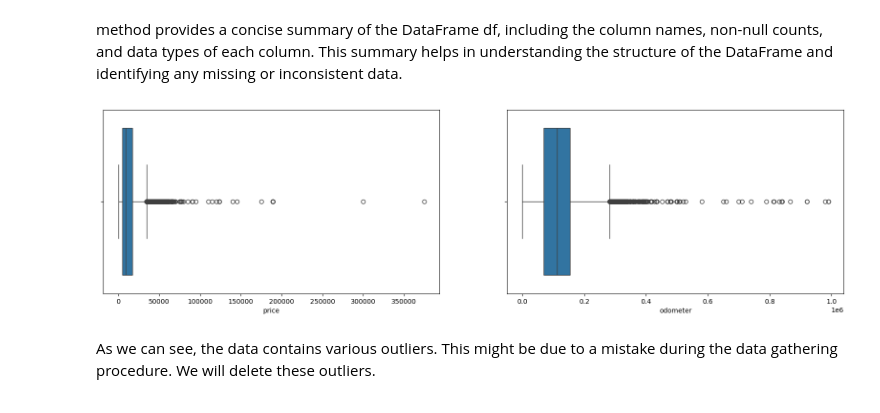
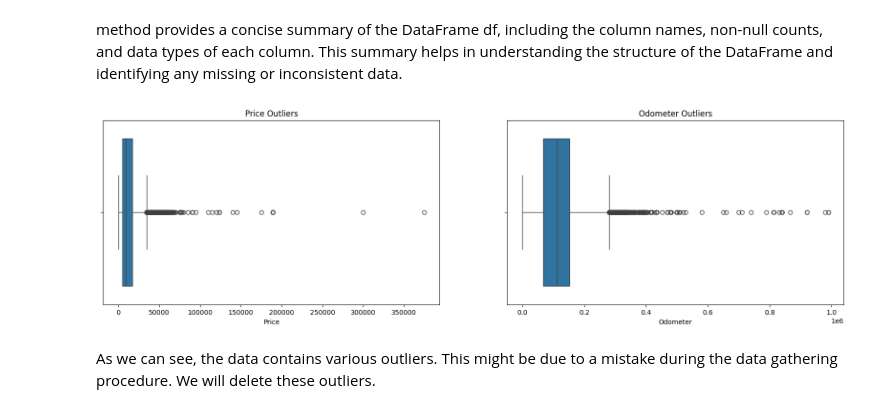
Before and after one commit to Rlp022/Sprint-4-Project, a Jupyter notebook: Notebook/sprint 4 eda.ipynb, the cells around one changed output. Cells and saved outputs as stored; diff of their text form; code cells hidden in the pictures.

```diff
--- a/Notebook/sprint 4 eda.ipynb
+++ b/Notebook/sprint 4 eda.ipynb
@@ -147,16 +226,18 @@ This function, paint_color_check, examines whether the paint color is marked as
 # %%
 # Extract the manufacturer from the model and store it in a new column
-df["manufacturer"] = df["model"].str.split(" ", n = 1, expand = True)[0]
+df["Manufacturer"] = df["Model"].str.split(" ", n = 1, expand = True)[0]
 # %% [markdown]
 Splits the values in the "model" column of the DataFrame df into two parts, using the space character as the delimiter, and expands it into two separate columns. Then, it assigns the first part of each split value (the manufacturer name) to the "manufacturer" column in the DataFrame.
 # %%
 # Extract the model name from the model and store it in a new column
-df["model_name"] = df["model"].str.split(" ", n = 1, expand = True)[1]
+df["Model name"] = df["Model"].str.split(" ", n = 1, expand = True)[1]
 # %% [markdown]
  splits the values in the "model" column of the DataFrame df into two parts, using the space character as the delimiter, and expands it into two separate columns. Then, it assigns the second part of each split value (the model name) to the "model_name" column in the DataFrame.
 # %%
 # Delete the model column
-df.drop(columns=["model"], inplace=True)
+df.drop(columns=["Model"], inplace=True)
+# %%
+df.drop(columns=["Paint color"], inplace=True)
 # %% [markdown]
 removes the "model" column from the DataFrame df in place, effectively dropping it from the DataFrame.
 # %%
@@ -183,12 +267,22 @@ memory usage: 5.3+ MB
 method provides a concise summary of the DataFrame df, including the column names, non-null counts, and data types of each column. This summary helps in understanding the structure of the DataFrame and identifying any missing or inconsistent data.
 # %%
 # Boxplot to check for outliers
+import matplotlib.pyplot as plt
+import seaborn as sns
+
 fig, ax = plt.subplots(1, 2, figsize=(20, 5))
-sns.boxplot(x=df["price"], ax=ax[0])
-sns.boxplot(x=df["odometer"], ax=ax[1])
+
+# Create boxplots
+sns.boxplot(x=df["Price"], ax=ax[0])
+sns.boxplot(x=df["Odometer"], ax=ax[1])
+
+# Set titles
+ax[0].set_title("Price Outliers")
+ax[1].set_title("Odometer Outliers")
+
 plt.show()
 # %% [output]
-[figure, old version]
+[figure, new version]
 # %% [markdown]
 As we can see, the data contains various outliers. This might be due to a mistake during the data gathering procedure. We will delete these outliers.
 # %%
```
Also changed, not shown: parts of 34 cells of this notebook, 2 other files.
